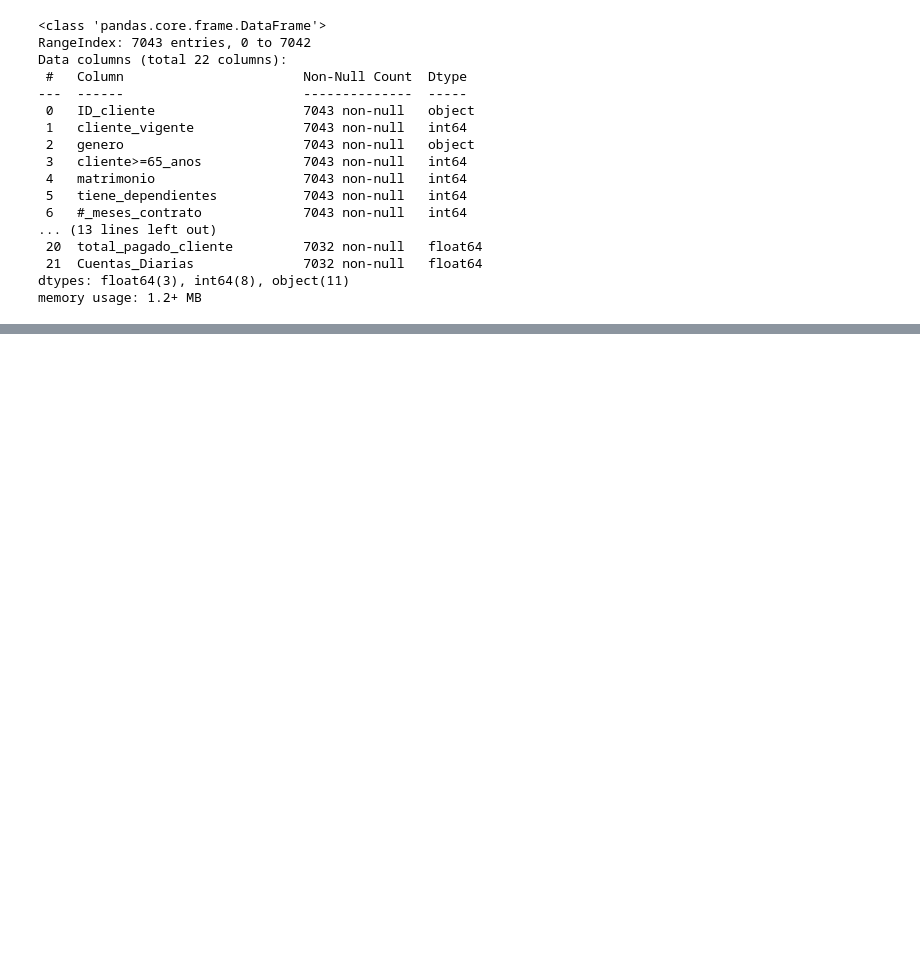
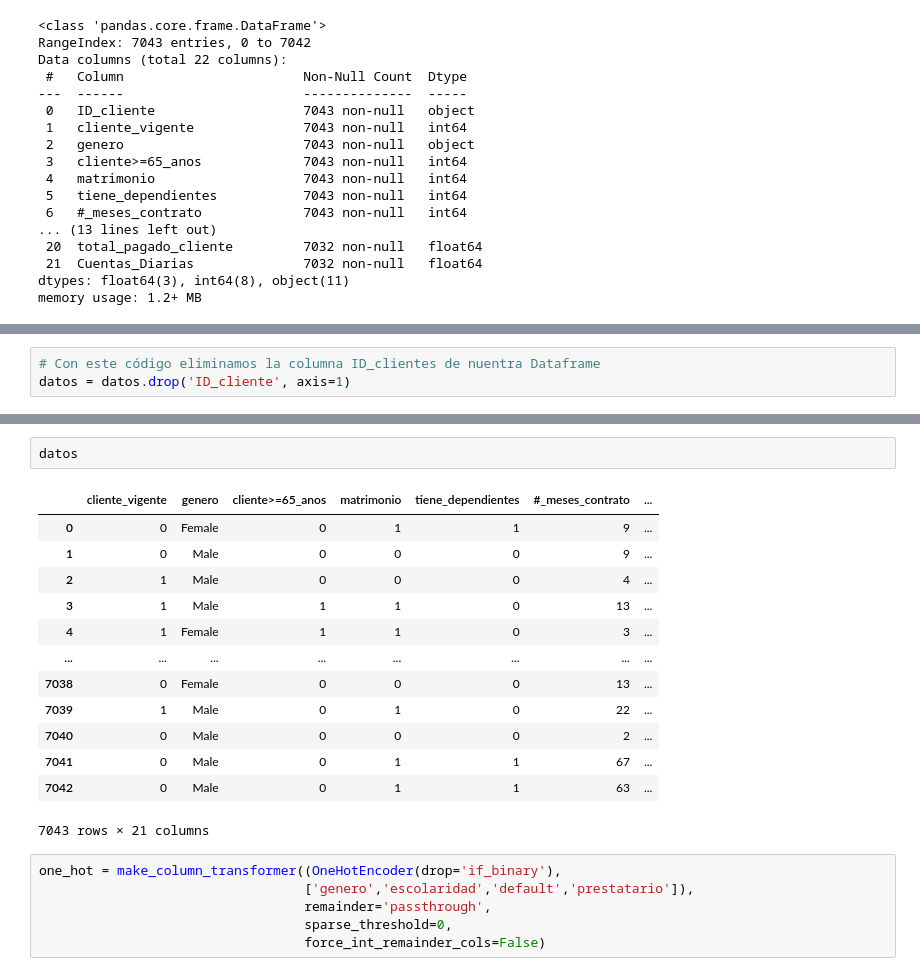
Before and after one commit to Starleen1996/TelecomX_Parte2_Latam_Predicci-n_Modelos, a Jupyter notebook: TelecomX_LATAM_Parte2_Predicción_Modelos_Actualizado.ipynb, the cells around one changed output, grey strips where cells are left out. Drawn from its saved outputs; the diff is of its cells as text; blank space fills up the shorter version.

```diff
--- a/TelecomX_LATAM_Parte2_Predicción_Modelos_Actualizado.ipynb
+++ b/TelecomX_LATAM_Parte2_Predicción_Modelos_Actualizado.ipynb
@@ -53,0 +82,3 @@ memory usage: 1.2+ MB
+# %%
+# Con este código eliminamos la columna ID_clientes de nuentra Dataframe
+datos = datos.drop('ID_cliente', axis=1)
@@ -53,0 +169,22 @@ memory usage: 1.2+ MB
+# %%
+datos
+# %% [output]
+|  | cliente_vigente | genero | cliente>=65_anos | matrimonio | tiene_dependientes | #_meses_contrato | ... |
+| 0 | 0 | Female | 0 | 1 | 1 | 9 | ... |
+| 1 | 0 | Male | 0 | 0 | 0 | 9 | ... |
+| 2 | 1 | Male | 0 | 0 | 0 | 4 | ... |
+| 3 | 1 | Male | 1 | 1 | 0 | 13 | ... |
+| 4 | 1 | Female | 1 | 1 | 0 | 3 | ... |
+| ... | ... | ... | ... | ... | ... | ... | ... |
+| 7038 | 0 | Female | 0 | 0 | 0 | 13 | ... |
+| 7039 | 1 | Male | 0 | 1 | 0 | 22 | ... |
+| 7040 | 0 | Male | 0 | 0 | 0 | 2 | ... |
+| 7041 | 0 | Male | 0 | 1 | 1 | 67 | ... |
+| 7042 | 0 | Male | 0 | 1 | 1 | 63 | ... |
+7043 rows × 21 columns
+# %%
+one_hot = make_column_transformer((OneHotEncoder(drop='if_binary'),
+                                  ['genero','escolaridad','default','prestatario']),
+                                  remainder='passthrough',
+                                  sparse_threshold=0,
+                                  force_int_remainder_cols=False)
```
Also changed, not shown: parts of 20 cells of this notebook.
